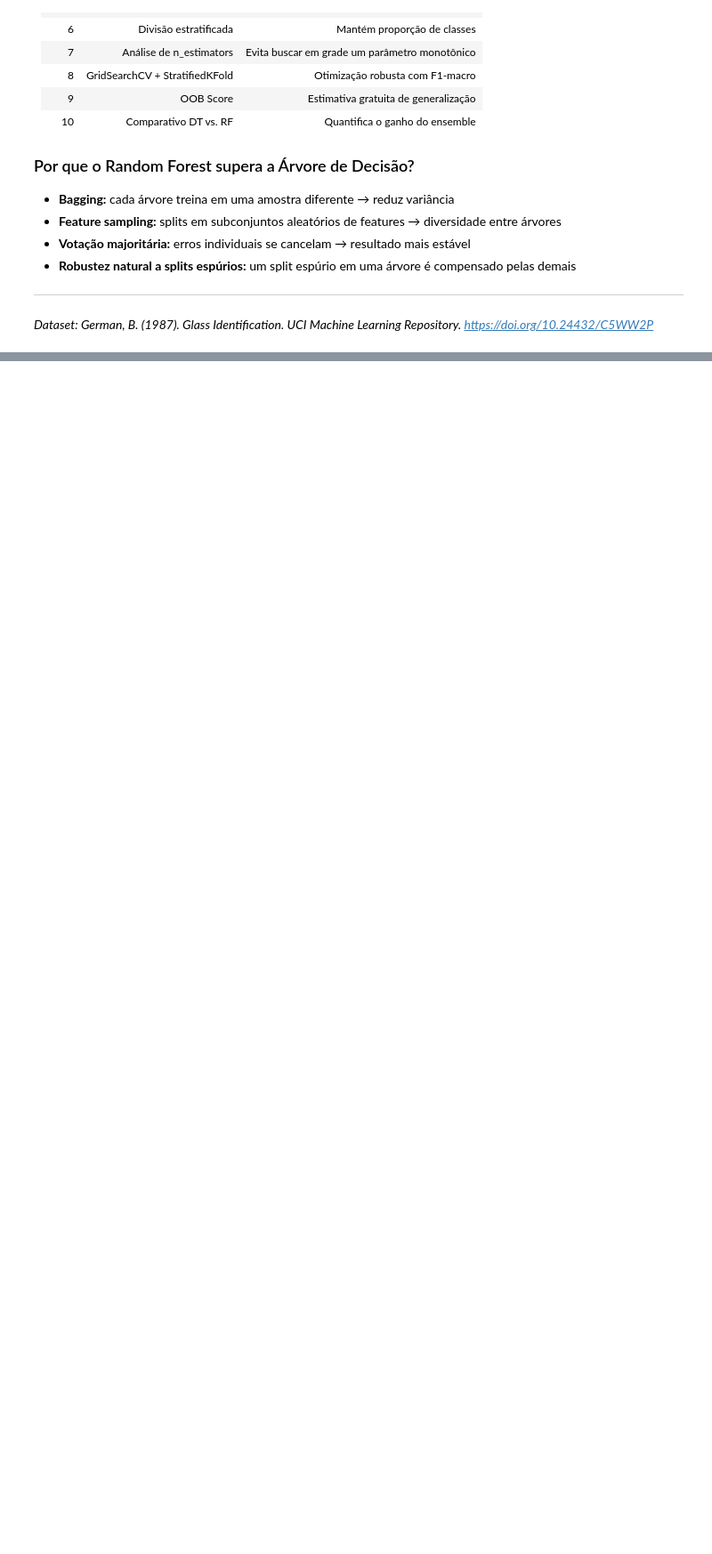
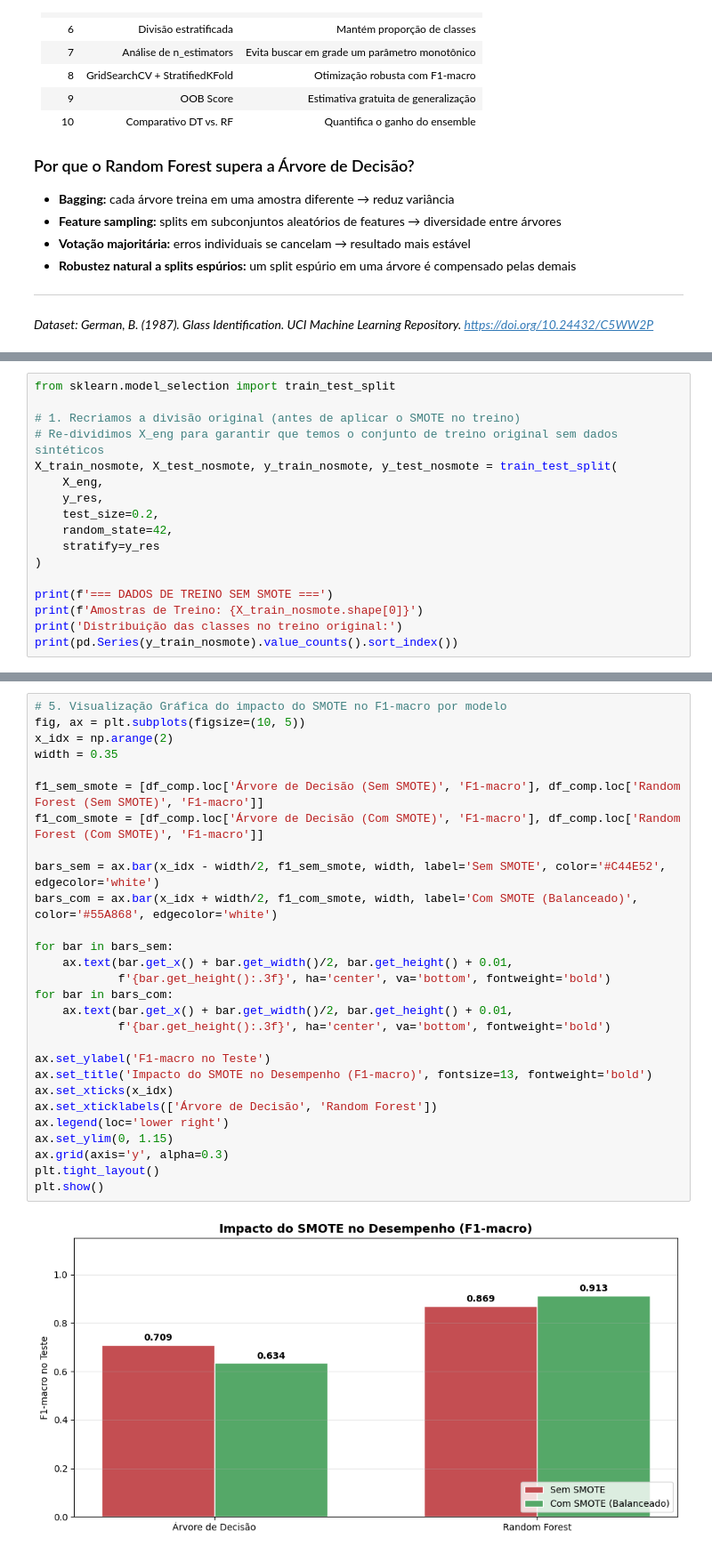
Before and after one commit to HevertonMac/Aprendizagem-de-m-quina, a Jupyter notebook: glass_random_forest.ipynb, the cells around one changed output, grey strips where cells are left out. Shown at 89% size. Saved outputs shown, nothing was run; the diff lists cells and outputs as text; blank space fills up the shorter version.

Commit message:
fix: correção no smote

```diff
--- a/glass_random_forest.ipynb
+++ b/glass_random_forest.ipynb
@@ -843,0 +837,17 @@ print('=' * 55)
+# %%
+from sklearn.model_selection import train_test_split
+
+# 1. Recriamos a divisão original (antes de aplicar o SMOTE no treino)
+# Re-dividimos X_eng para garantir que temos o conjunto de treino original sem dados sintéticos
+X_train_nosmote, X_test_nosmote, y_train_nosmote, y_test_nosmote = train_test_split(
+    X_eng,
+    y_res,
+    test_size=0.2,
+    random_state=42,
+    stratify=y_res
+)
+
+print(f'=== DADOS DE TREINO SEM SMOTE ===')
+print(f'Amostras de Treino: {X_train_nosmote.shape[0]}')
+print('Distribuição das classes no treino original:')
+print(pd.Series(y_train_nosmote).value_counts().sort_index())
@@ -843,0 +932,30 @@ print('=' * 55)
+# %%
+# 5. Visualização Gráfica do impacto do SMOTE no F1-macro por modelo
+fig, ax = plt.subplots(figsize=(10, 5))
+x_idx = np.arange(2)
+width = 0.35
+
+f1_sem_smote = [df_comp.loc['Árvore de Decisão (Sem SMOTE)', 'F1-macro'], df_comp.loc['Random Forest (Sem SMOTE)', 'F1-macro']]
+f1_com_smote = [df_comp.loc['Árvore de Decisão (Com SMOTE)', 'F1-macro'], df_comp.loc['Random Forest (Com SMOTE)', 'F1-macro']]
+
+bars_sem = ax.bar(x_idx - width/2, f1_sem_smote, width, label='Sem SMOTE', color='#C44E52', edgecolor='white')
+bars_com = ax.bar(x_idx + width/2, f1_com_smote, width, label='Com SMOTE (Balanceado)', color='#55A868', edgecolor='white')
+
+for bar in bars_sem:
+    ax.text(bar.get_x() + bar.get_width()/2, bar.get_height() + 0.01,
+            f'{bar.get_height():.3f}', ha='center', va='bottom', fontweight='bold')
+for bar in bars_com:
+    ax.text(bar.get_x() + bar.get_width()/2, bar.get_height() + 0.01,
+            f'{bar.get_height():.3f}', ha='center', va='bottom', fontweight='bold')
+
+ax.set_ylabel('F1-macro no Teste')
+ax.set_title('Impacto do SMOTE no Desempenho (F1-macro)', fontsize=13, fontweight='bold')
+ax.set_xticks(x_idx)
+ax.set_xticklabels(['Árvore de Decisão', 'Random Forest'])
+ax.legend(loc='lower right')
+ax.set_ylim(0, 1.15)
+ax.grid(axis='y', alpha=0.3)
+plt.tight_layout()
+plt.show()
+# %% [output]
+[figure, added]
```
Also changed, not shown: parts of 25 cells of this notebook, 1 other file.
